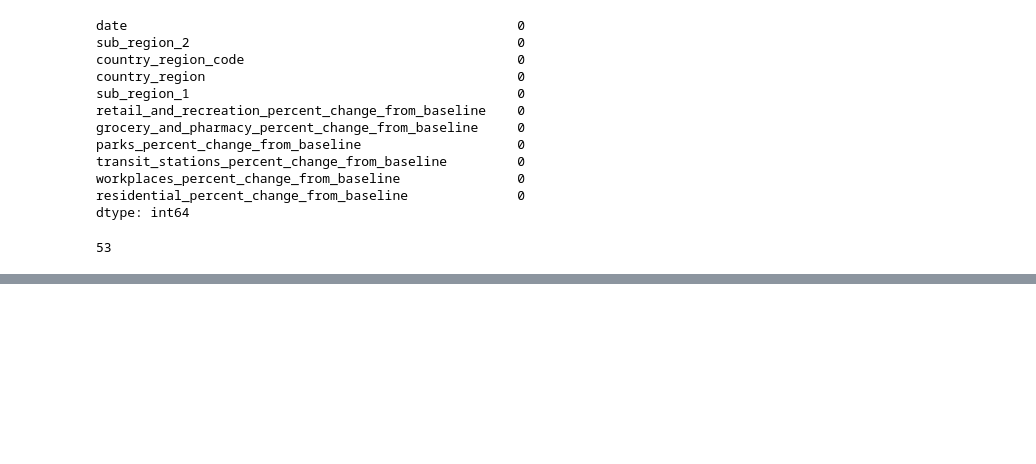
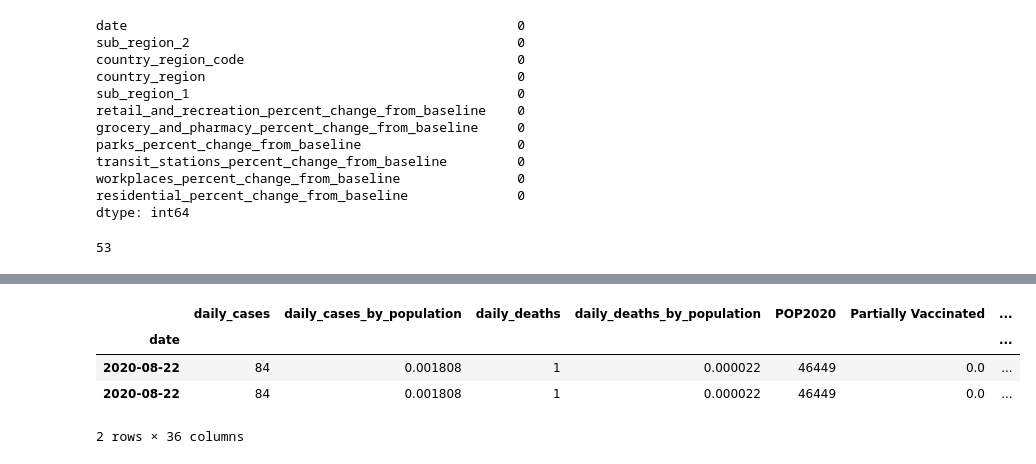
Before and after one commit to AnishaMathur/NY-State-Covid-Analysis, a Jupyter notebook: notebooks/data_integration.ipynb, the cells around one changed output, grey strips where cells are left out. Cells and saved outputs as stored; diff of their text form; code cells hidden in the pictures; blank space fills up the shorter version.

```diff
--- a/notebooks/data_integration.ipynb
+++ b/notebooks/data_integration.ipynb
@@ -308,0 +326,10 @@ final_df.to_parquet('../data/final_dataset.parquet',compression='gzip')
+# %%
+x = final_df.set_index(['county','date']).sort_values(by=['county','date']).ffill()
+# %%
+x.loc[('Allegany','2020-08-22')]
+# %% [output]
+|  | daily_cases | daily_cases_by_population | daily_deaths | daily_deaths_by_population | POP2020 | Partially Vaccinated | ... |
+| date |  |  |  |  |  |  | ... |
+| 2020-08-22 | 84 | 0.001808 | 1 | 0.000022 | 46449 | 0.0 | ... |
+| 2020-08-22 | 84 | 0.001808 | 1 | 0.000022 | 46449 | 0.0 | ... |
+2 rows × 36 columns
```
Also changed, not shown: parts of 6 cells of this notebook, 1 other file.
